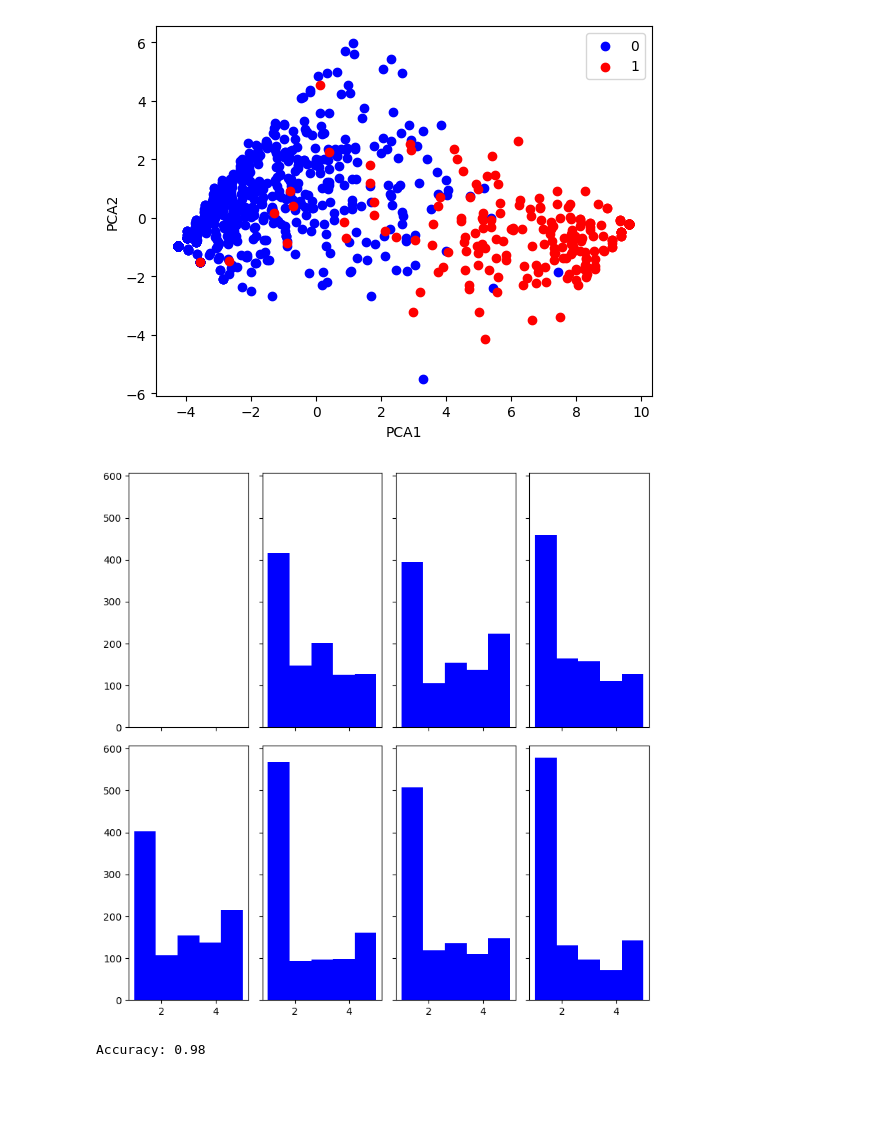
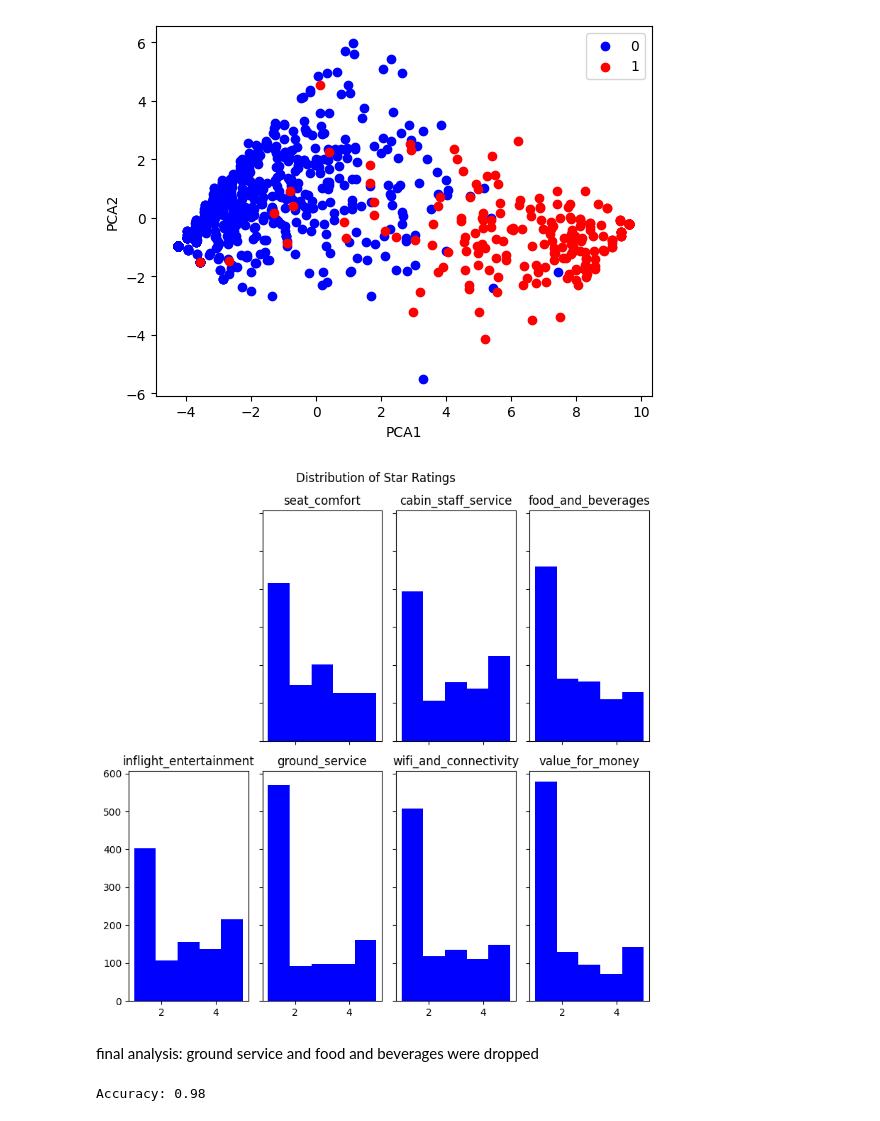
Before and after one commit to pikeline/airline_reviews, a Jupyter notebook: data.ipynb, the cells around one changed output. Saved outputs shown, nothing was run; the diff lists cells and outputs as text; code cells hidden in the pictures; blank space fills up the shorter version.

Commit message:
Fixed graphs

```diff
--- a/data.ipynb
+++ b/data.ipynb
@@ -158,20 +158,26 @@ Text(0, 0.5, 'PCA2')
 # %%
 # Unique categories in each variable
 col_names = X.columns
 
 # Create subplots
 fig, axes = plt.subplots(2, 4, figsize=(8, 8), sharex=True, sharey=True)
 
+
 # Loop through each category combination and plot histogram
 for i in range(1, len(col_names)):
     current = axes[i//4, i % 4]
     current.hist(X[col_names[i]], bins=5, color='blue', alpha=1)
+    current.set_title(col_names[i])
 
+fig.suptitle("Distribution of Star Ratings")
+axes[0, 0].remove()
 # Adjust layout
 plt.tight_layout()
 plt.show()
 # %% [output]
-[figure, old version]
+[figure, new version]
+# %% [markdown]
+final analysis: ground service and food and beverages were dropped
 # %%
 from sklearn.ensemble import GradientBoostingClassifier
 from sklearn.model_selection import train_test_split
```
